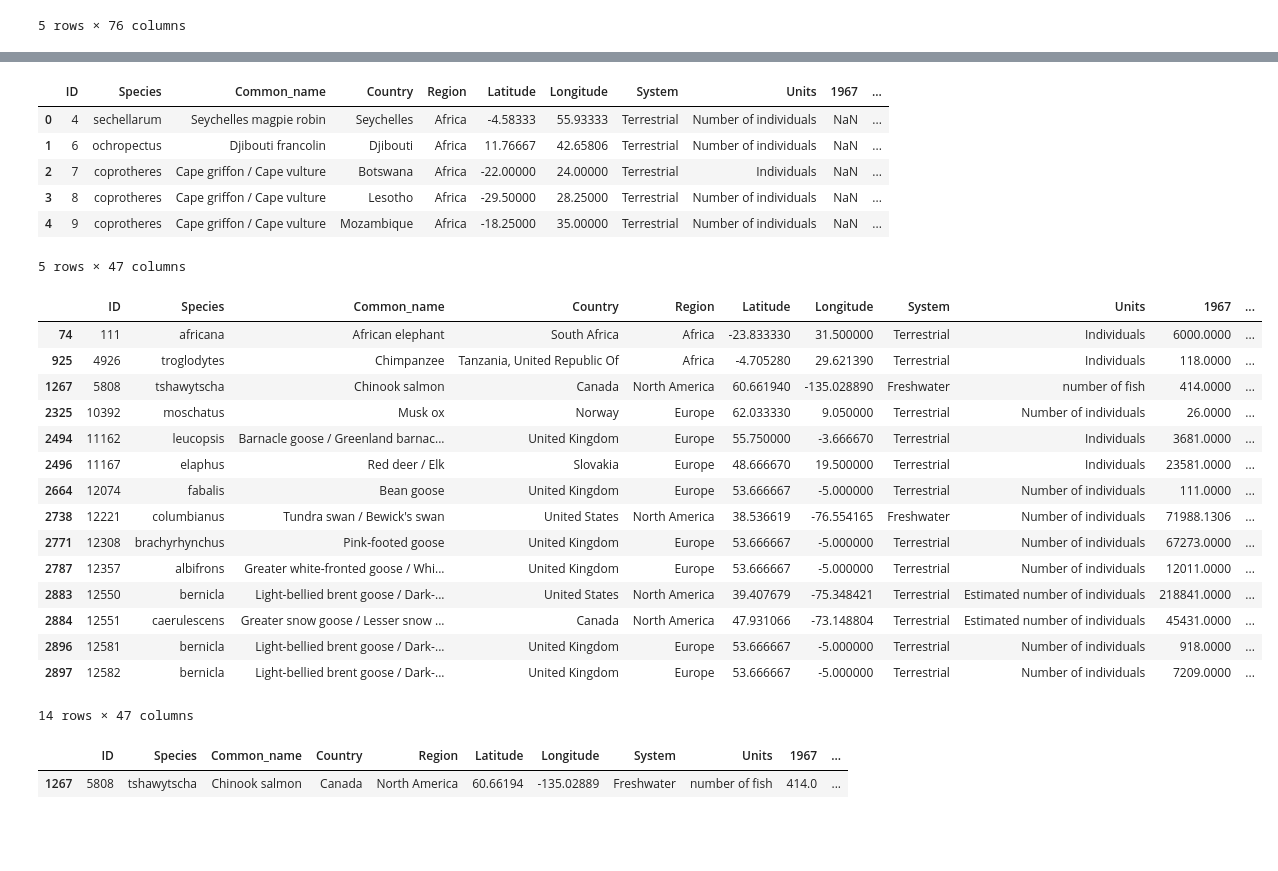
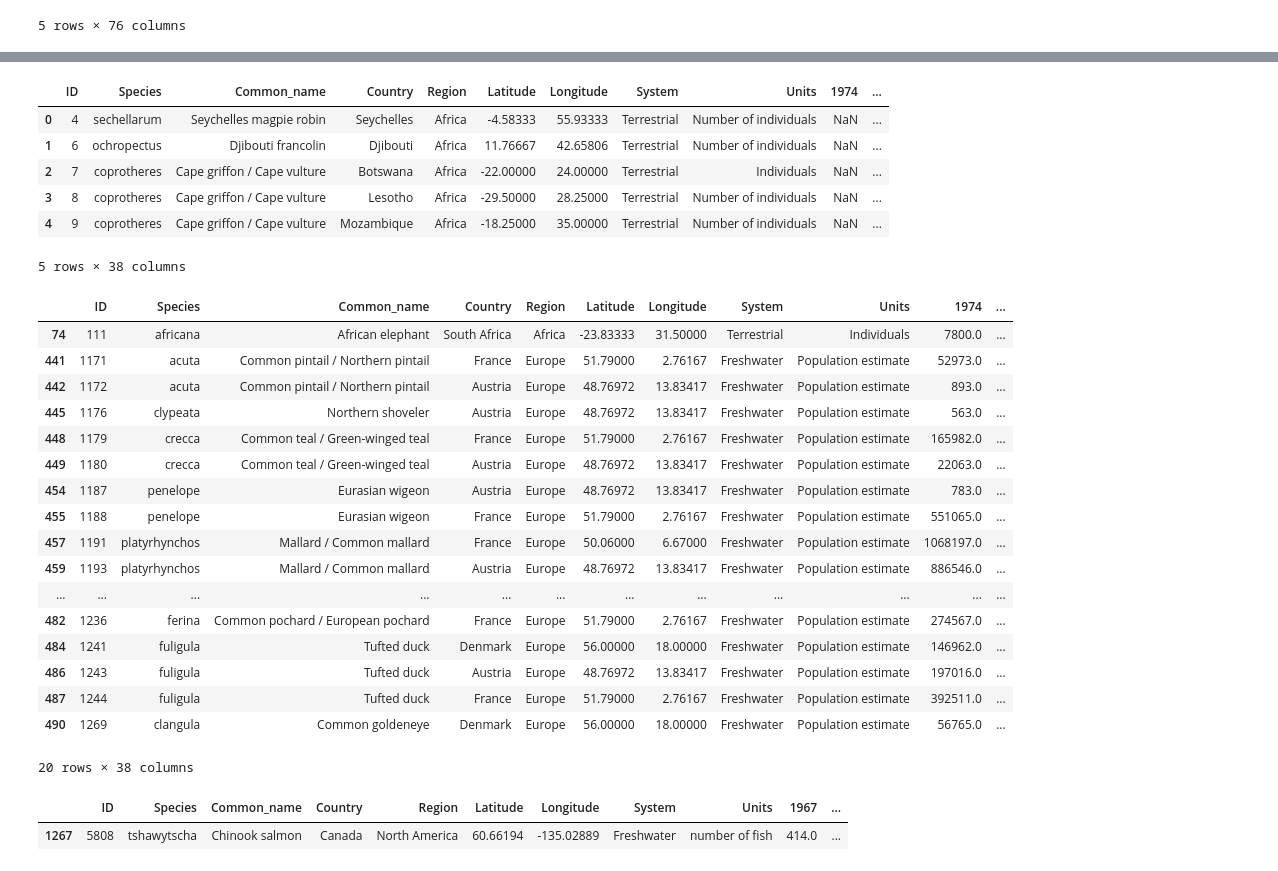
Before and after one commit to Sam-Marshall/ecosystems_energy, a Jupyter notebook: BaseCode/Biodiversityanalysis.ipynb, the cells around one changed output, grey strips where cells are left out. Drawn from its saved outputs; the diff is of its cells as text; code cells hidden in the pictures; blank space fills up the shorter version.

```diff
--- a/BaseCode/Biodiversityanalysis.ipynb
+++ b/BaseCode/Biodiversityanalysis.ipynb
@@ -56,35 +56,46 @@ bio1970_2004 = bio2.loc[:,'1967':'2004']
 bioheaders = bio2.loc[:,'ID':'Units']
 bio3 = bioheaders.join(bio1970_2004)
 bio3.head()
+
+#get more data
+bio1974_2002 = bio2.loc[:,'1974':'2002']
+bioheaders = bio2.loc[:,'ID':'Units']
+bio4 = bioheaders.join(bio1974_2002)
+bio4.head()
 # %% [output]
-|  | ID | Species | Common_name | Country | Region | Latitude | Longitude | System | Units | 1967 | ... |
+|  | ID | Species | Common_name | Country | Region | Latitude | Longitude | System | Units | 1974 | ... |
 | 0 | 4 | sechellarum | Seychelles magpie robin | Seychelles | Africa | -4.58333 | 55.93333 | Terrestrial | Number of individuals | NaN | ... |
 | 1 | 6 | ochropectus | Djibouti francolin | Djibouti | Africa | 11.76667 | 42.65806 | Terrestrial | Number of individuals | NaN | ... |
 | 2 | 7 | coprotheres | Cape griffon / Cape vulture | Botswana | Africa | -22.00000 | 24.00000 | Terrestrial | Individuals | NaN | ... |
 | 3 | 8 | coprotheres | Cape griffon / Cape vulture | Lesotho | Africa | -29.50000 | 28.25000 | Terrestrial | Number of individuals | NaN | ... |
 | 4 | 9 | coprotheres | Cape griffon / Cape vulture | Mozambique | Africa | -18.25000 | 35.00000 | Terrestrial | Number of individuals | NaN | ... |
-5 rows × 47 columns
+5 rows × 38 columns
 # %%
 #bio1970_2004 = bio1970_2004.dropna().count()
 bio3.dropna(inplace=True)
-bio3.head(14)
+bio3.head()
+
+bio4.dropna(inplace=True)
+bio4.head(20)
 # %% [output]
-|  | ID | Species | Common_name | Country | Region | Latitude | Longitude | System | Units | 1967 | ... |
-| 74 | 111 | africana | African elephant | South Africa | Africa | -23.833330 | 31.500000 | Terrestrial | Individuals | 6000.0000 | ... |
-| 925 | 4926 | troglodytes | Chimpanzee | Tanzania, United Republic Of | Africa | -4.705280 | 29.621390 | Terrestrial | Individuals | 118.0000 | ... |
-| 1267 | 5808 | tshawytscha | Chinook salmon | Canada | North America | 60.661940 | -135.028890 | Freshwater | number of fish | 414.0000 | ... |
-| 2325 | 10392 | moschatus | Musk ox | Norway | Europe | 62.033330 | 9.050000 | Terrestrial | Number of individuals | 26.0000 | ... |
-| 2494 | 11162 | leucopsis | Barnacle goose / Greenland barnac... | United Kingdom | Europe | 55.750000 | -3.666670 | Terrestrial | Individuals | 3681.0000 | ... |
-| 2496 | 11167 | elaphus | Red deer / Elk | Slovakia | Europe | 48.666670 | 19.500000 | Terrestrial | Individuals | 23581.0000 | ... |
-| 2664 | 12074 | fabalis | Bean goose | United Kingdom | Europe | 53.666667 | -5.000000 | Terrestrial | Number of individuals | 111.0000 | ... |
-| 2738 | 12221 | columbianus | Tundra swan / Bewick's swan | United States | North America | 38.536619 | -76.554165 | Freshwater | Number of individuals | 71988.1306 | ... |
-| 2771 | 12308 | brachyrhynchus | Pink-footed goose | United Kingdom | Europe | 53.666667 | -5.000000 | Terrestrial | Number of individuals | 67273.0000 | ... |
-| 2787 | 12357 | albifrons | Greater white-fronted goose / Whi... | United Kingdom | Europe | 53.666667 | -5.000000 | Terrestrial | Number of individuals | 12011.0000 | ... |
-| 2883 | 12550 | bernicla | Light-bellied brent goose / Dark-... | United States | North America | 39.407679 | -75.348421 | Terrestrial | Estimated number of individuals | 218841.0000 | ... |
-| 2884 | 12551 | caerulescens | Greater snow goose / Lesser snow ... | Canada | North America | 47.931066 | -73.148804 | Terrestrial | Estimated number of individuals | 45431.0000 | ... |
-| 2896 | 12581 | bernicla | Light-bellied brent goose / Dark-... | United Kingdom | Europe | 53.666667 | -5.000000 | Terrestrial | Number of individuals | 918.0000 | ... |
-| 2897 | 12582 | bernicla | Light-bellied brent goose / Dark-... | United Kingdom | Europe | 53.666667 | -5.000000 | Terrestrial | Number of individuals | 7209.0000 | ... |
+|  | ID | Species | Common_name | Country | Region | Latitude | Longitude | System | Units | 1974 | ... |
+| 74 | 111 | africana | African elephant | South Africa | Africa | -23.83333 | 31.50000 | Terrestrial | Individuals | 7800.0 | ... |
+| 441 | 1171 | acuta | Common pintail / Northern pintail | France | Europe | 51.79000 | 2.76167 | Freshwater | Population estimate | 52973.0 | ... |
+| 442 | 1172 | acuta | Common pintail / Northern pintail | Austria | Europe | 48.76972 | 13.83417 | Freshwater | Population estimate | 893.0 | ... |
+| 445 | 1176 | clypeata | Northern shoveler | Austria | Europe | 48.76972 | 13.83417 | Freshwater | Population estimate | 563.0 | ... |
+| 448 | 1179 | crecca | Common teal / Green-winged teal | France | Europe | 51.79000 | 2.76167 | Freshwater | Population estimate | 165982.0 | ... |
+| 449 | 1180 | crecca | Common teal / Green-winged teal | Austria | Europe | 48.76972 | 13.83417 | Freshwater | Population estimate | 22063.0 | ... |
+| 454 | 1187 | penelope | Eurasian wigeon | Austria | Europe | 48.76972 | 13.83417 | Freshwater | Population estimate | 783.0 | ... |
+| 455 | 1188 | penelope | Eurasian wigeon | France | Europe | 51.79000 | 2.76167 | Freshwater | Population estimate | 551065.0 | ... |
+| 457 | 1191 | platyrhynchos | Mallard / Common mallard | France | Europe | 50.06000 | 6.67000 | Freshwater | Population estimate | 1068197.0 | ... |
+| 459 | 1193 | platyrhynchos | Mallard / Common mallard | Austria | Europe | 48.76972 | 13.83417 | Freshwater | Population estimate | 886546.0 | ... |
+| ... | ... | ... | ... | ... | ... | ... | ... | ... | ... | ... | ... |
+| 482 | 1236 | ferina | Common pochard / European pochard | France | Europe | 51.79000 | 2.76167 | Freshwater | Population estimate | 274567.0 | ... |
+| 484 | 1241 | fuligula | Tufted duck | Denmark | Europe | 56.00000 | 18.00000 | Freshwater | Population estimate | 146962.0 | ... |
+| 486 | 1243 | fuligula | Tufted duck | Austria | Europe | 48.76972 | 13.83417 | Freshwater | Population estimate | 197016.0 | ... |
+| 487 | 1244 | fuligula | Tufted duck | France | Europe | 51.79000 | 2.76167 | Freshwater | Population estimate | 392511.0 | ... |
+| 490 | 1269 | clangula | Common goldeneye | Denmark | Europe | 56.00000 | 18.00000 | Freshwater | Population estimate | 56765.0 | ... |
-14 rows × 47 columns
+20 rows × 38 columns
 # %%
 #Canada
 Canada = bio3[bio3['Country'] == 'Canada']
```
Also changed, not shown: parts of 3 cells of this notebook.
